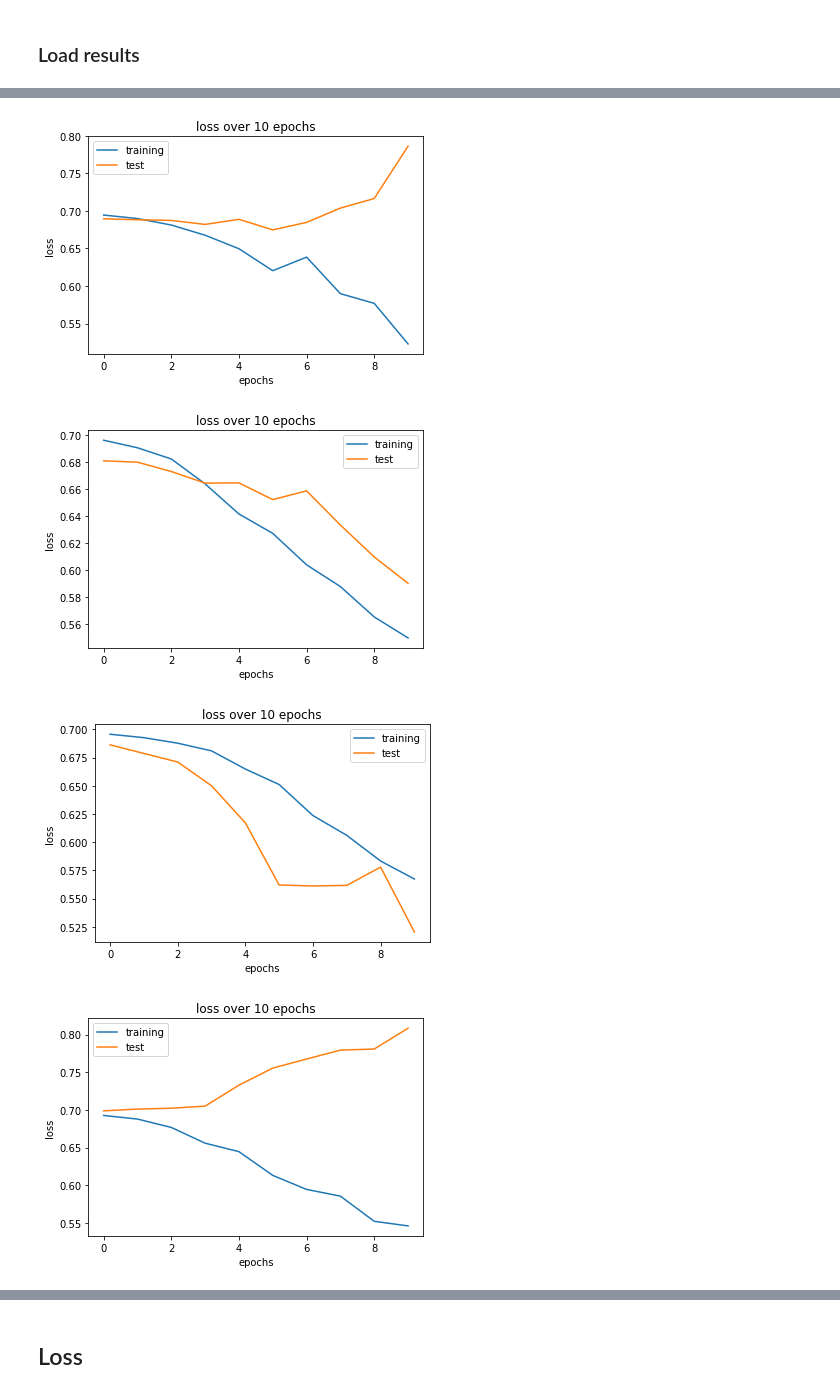
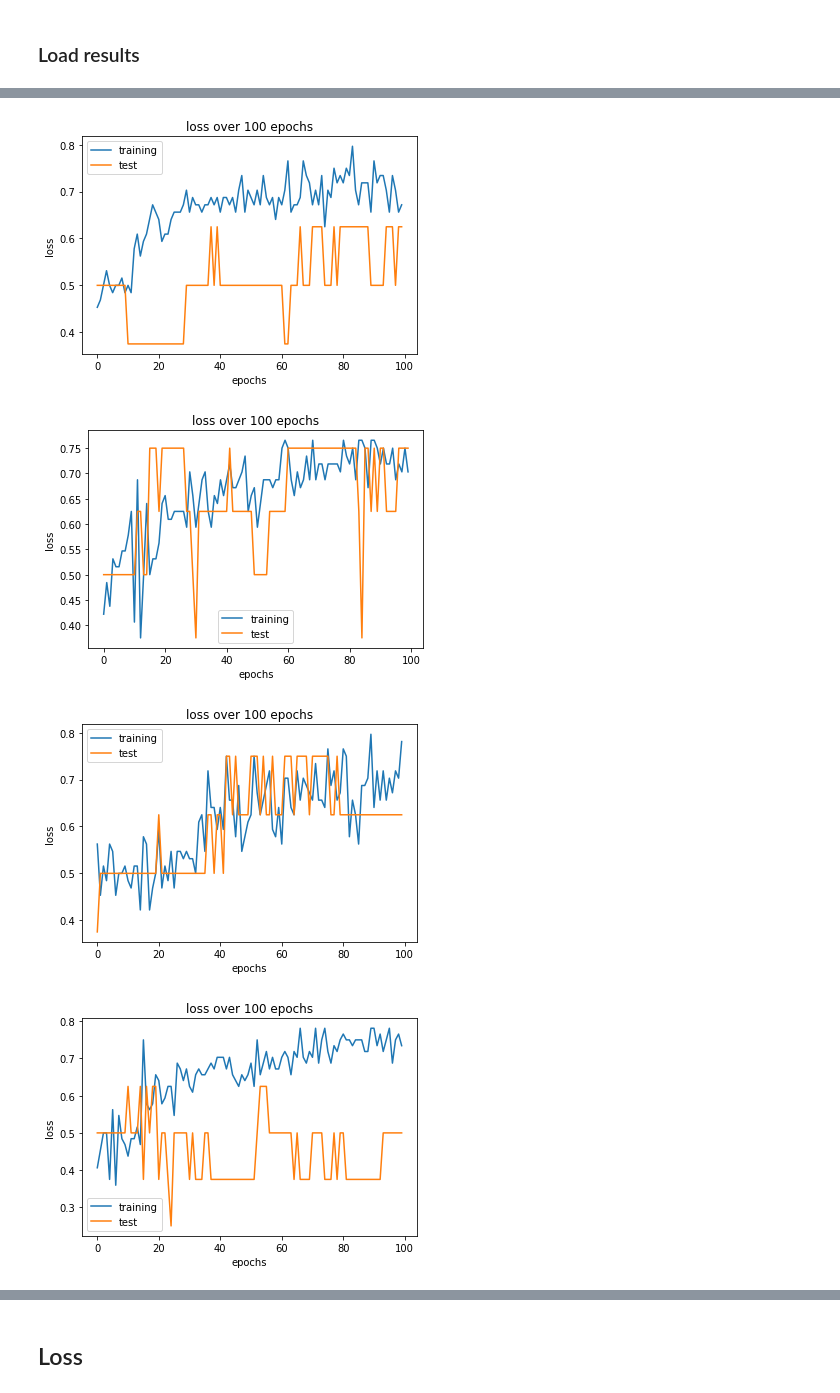
Before and after one commit to PaulLerner/deep_parkinson_handwriting, a Jupyter notebook: Main.ipynb, the cells around one changed output, grey strips where cells are left out. Saved outputs shown, nothing was run; the diff lists cells and outputs as text; code cells hidden in the pictures.

Commit message:
Some experiments with CNN and TCN. Is 1d conv taking sequential aspect of the data into account ?

```diff
--- a/Main.ipynb
+++ b/Main.ipynb
@@ -79,10 +80,9 @@ def return_results(train_metrics,valid_metrics,test_metrics,stopped_at,flat_fals
     else:
         str_valid_metrics="NA"
 
-    model_name="LSTM" if is_lstm else "GRU"
     task_name=index2task[task_i] if task_i is not None else str(task_i)
     results="{} ; {} ; {} ; {}   ; {} ; {} ; {} ; {} ; {:.2f} (± {:.2f}) ; None ; {} ; {} ; TRUE ; {} ; FALSE ; {:.2f} (± {:.2f}) ; {} ".format(
-    task_name,model_name,learning_rate, hidden_size,num_layers,bidirectional,dropout,clip,
+    task_name,model_type,learning_rate, hidden_size,num_layers,bidirectional,dropout,clip,
     np.mean(stopped_at),np.std(stopped_at),compute_movement_,early_stopping,downsampling_factor,
      np.mean(train_metrics[:,1]),np.std(train_metrics[:,1]), str_valid_metrics)
 
@@ -142,7 +142,7 @@ Set `paper_air_split` to `False` if you don't want to split data into strokes
 ## Loading
 #Cf `load_data.py`
 task_i=task2index["spiral"]
-compute_speed_accel_=True
+compute_speed_accel_=False
 compute_movement_=False
 downsampling_factor=1
 window_size=None
@@ -166,7 +166,7 @@ else:
     print(len(data),len(data[0]),len(data[0][0]),len(data[0][0][0]))
     if compute_movement_ and compute_speed_accel_:
         warnings.warn("Only spped and accel will be computed ! \nSet compute_speed_accel_ to False if you want to compute movement")
-    data, targets= massage_data(data, targets,task_i, compute_speed_accel_,compute_movement, downsampling_factor, window_size,paper_air_split)
+    data, targets= massage_data(data, targets,task_i, compute_speed_accel_,compute_movement_, downsampling_factor, window_size,paper_air_split)
 # %% [output]
 loading and massaging data, this might take a few seconds...
 (75-3 subjects, 8 tasks, X timesteps, 7 measures)
@@ -232,9 +243,9 @@ speed_accel(0, False, 0.001, 10, 4, False, 0.0, 5.0, None)
 - set `early_stopping` to `False` if you just want to train on a fixed n° of epochs.
 # %%
 
-run_CV=True#if False, breaks after one fold, else runs CV
+run_CV=False#if False, breaks after one fold, else runs CV
 early_stopping=False
-n_epochs=10#max n° of epochs the model will be trained to
+n_epochs=100#max n° of epochs the model will be trained to
 #n° of epochs without improvement during which the model will wait before stopping (if early_stopping)
 patience = 10#useless if not early_stopping
 verbose=False
@@ -247,18 +258,34 @@ skf = StratifiedKFold(n_splits=10, random_state=1, shuffle=True)
 cv_generator=skf.split(data,targets)
 
 for fold,(train_index,test_index) in enumerate(cv_generator):
+
+    if fold in np.arange(0):
+        print("SKIPPING FOLD")
+        continue
     train_metrics,test_metrics,falses=[],[],[]
 
     torch.manual_seed(1)#random seed for weights init
-    model=Model(input_size, hidden_size,num_layers, bias,batch_first,
-                     dropout,bidirectional, batch_size,output_size, is_lstm).to(device)
-    if isinstance(model,torch.nn.LSTM):
+    if model_type=="tcn":
+        model= TemporalConvNet(input_size,num_channels,kernel_size,dropout,output_size=1,dilation_factor=dilation_factor)
+    elif model_name=="lstm":
+        model=Model(input_size, hidden_size,num_layers, bias,batch_first,
+                     dropout,bidirectional, batch_size,output_size, is_lstm=True)
         model.init_forget_bias()
+    elif model_type=="gru":
+        model=Model(input_size, hidden_size,num_layers, bias,batch_first,
+                     dropout,bidirectional, batch_size,output_size, is_lstm=False)
+    elif model_type=="cnn1d":
+        model=CNN1d(input_size,hidden_size,dropout)
+    else:
+        raise ValueError("got {} as model_type but expected one of {}".format(model_type,models))
+    model=model.to(device)
     optimizer = torch.optim.Adam(model.parameters(), lr=learning_rate)
+    if fold==0:
+        print("(total n° of parameters, n° of trainable parameters) :")
+        print(model.count_params())
+        print("architecture :")
+        print(model)
 
-    if fold==0:
-        print("(total n° of parameters, n° of trainable parameters)")
-        print(model.count_params())
 
     best_accuracy=0
     #best_loss=10000.0
@@ -276,6 +303,7 @@ for fold,(train_index,test_index) in enumerate(cv_generator):
         to_print+="\nTRAINING : loss {:.3f}, accuracy {:.3f}".format(loss,accuracy)
 
         #test
+        model.eval()
         [loss,accuracy,sensitivity,specificity,ppv,npv],false=epoch(
             data, targets, model, optimizer, loss_fn, batch_size, test_index,device=device,
             validation=True,window_size=window_size,task_i=task_i,augmentation=False,paper_air_split=paper_air_split)
@@ -365,8 +480,8 @@ speed_accel(0| False| 0.001| 10| 4| False| 0.0| 5.0| None)
 for i in range(10):
     plt.figure()
     plt.title("loss over {} epochs".format(len(fold_train_metrics[i])))
-    plt.plot(np.asarray(fold_train_metrics[i])[:,0],label="training")
-    plt.plot(np.asarray(fold_test_metrics[i])[:,0],label="test")
+    plt.plot(np.asarray(fold_train_metrics[i])[:,1],label="training")
+    plt.plot(np.asarray(fold_test_metrics[i])[:,1],label="test")
     plt.xlabel("epochs")
     plt.ylabel("loss")
     plt.legend()
@@ -376,4 +491,4 @@ for i in range(10):
-[figure, old version]
+[figure, new version]
-[figure, old version]
+[figure, new version]
-[figure, old version]
+[figure, new version]
-[figure, old version]
+[figure, new version]
```
Also changed, not shown: parts of 39 cells of this notebook, 11 other files.
